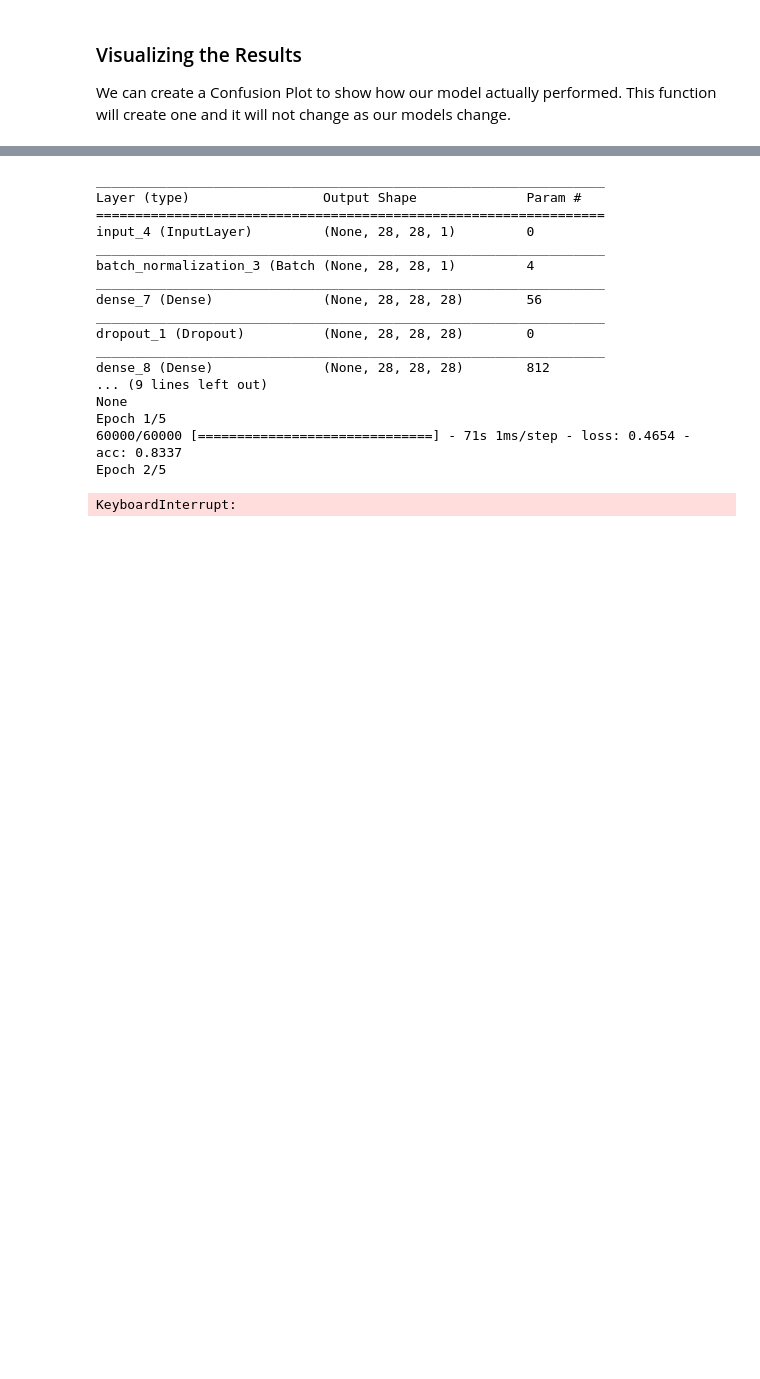
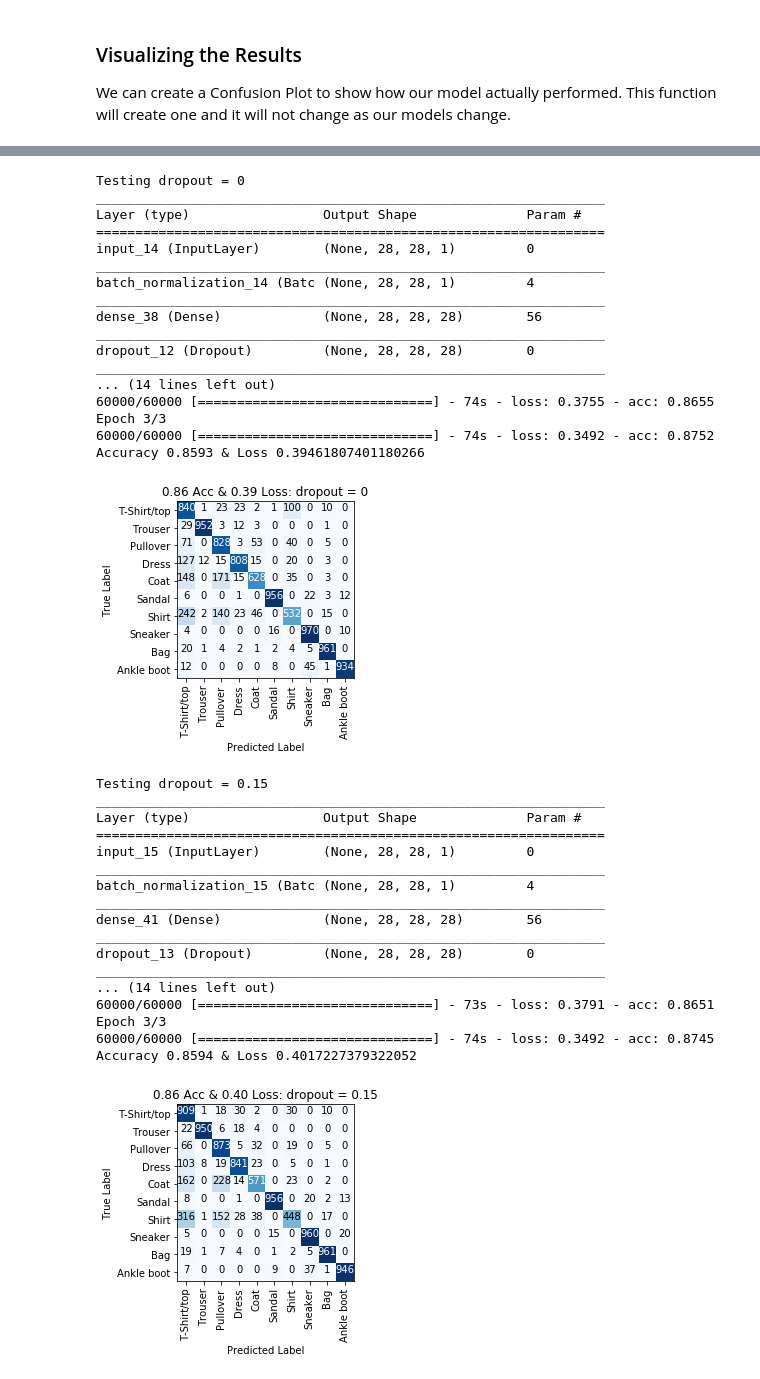
Before and after one commit to mwidjaja1/Neural-Network-Basics, a Jupyter notebook: Keras.ipynb, the cells around one changed output, grey strips where cells are left out. Drawn from its saved outputs; the diff is of its cells as text; code cells hidden in the pictures; blank space fills up the shorter version.

```diff
--- a/Keras.ipynb
+++ b/Keras.ipynb
@@ -333,5 +433,24 @@ conf_matrix(y_test, y_pred, classes_list, title='Confusion Matrix')
 # Creating the world's second simplest Neural Network
 Let's now extend our network to have two layers so that we can test out the Dropout Layer.
+# %%
+def set_params():
+    model_params = {}
+
+    # Parameters for a 1 Layer Model
+    model_params['dense_1'] = 28
+    model_params['activate_1'] = 'relu'
+
+    # Parameters for a 2 Layer Model
+    model_params['dense_2'] = model_params['dense_1'] * 2
+    model_params['dropout'] = 0
+
+    # Parameters to Compile Model
+    model_params['loss'] = 'categorical_crossentropy'
+    model_params['optimizer'] = 'adam'
+
+    # Parameters to Fit Model
+    model_params['epoch'] = 3
+    return model_params
 # %%
 def two_neural(model_params):
     """ Creates a basic Neural Network """
@@ -352,11 +471,11 @@ def two_neural(model_params):
     # The second (optional) argument sets an Activation Function
     model.add(Dense(model_params['dense_1'], activation=model_params['activate_1']))
 
-    # Dropout Layer
+    # Dropout Layer to drop 10% of the Neurons
     model.add(Dropout(0.10))
 
     # Second Dense Layer
-    model.add(Dense(model_params['dense_1'], activation=model_params['activate_1']))
+    model.add(Dense(model_params['dense_2'], activation=model_params['activate_1']))
 
     # Flattens the model to one dimension
     model.add(Flatten())
@@ -373,25 +492,51 @@ def two_neural(model_params):
     return model
 # %%
 model_params = set_params()
-model = two_neural(model_params)
-y_pred, metrics = fit_model(model, model_params, x_train, y_train, x_test, y_test)
-conf_matrix(y_test, y_pred, classes_list, title='Confusion Matrix')
+
+permutation_setting = 'dropout'
+permutation_values = [0, 0.15, 0.30, 0.45, 0.60, 0.75, 0.90]
+
+for value in permutation_values:
+    model_params[permutation_setting] = value
+    print('Testing {} = {}'.format(permutation_setting, value))
+    model = two_neural(model_params)
+    y_pred, metrics = fit_model(model, model_params, x_train, y_train, x_test, y_test)
+    title = '{:4.2f} Acc & {:4.2f} Loss {} = {}'.format(metrics['acc'], metrics['loss'], permutation_setting, value)
+    conf_matrix(y_test, y_pred, classes_list, title=title)
 # %% [output]
+Testing dropout = 0
 _________________________________________________________________
 Layer (type)                 Output Shape              Param #
 =================================================================
-input_4 (InputLayer)         (None, 28, 28, 1)         0
+input_14 (InputLayer)        (None, 28, 28, 1)         0
 _________________________________________________________________
-batch_normalization_3 (Batch (None, 28, 28, 1)         4
+batch_normalization_14 (Batc (None, 28, 28, 1)         4
 _________________________________________________________________
-dense_7 (Dense)              (None, 28, 28, 28)        56
+dense_38 (Dense)             (None, 28, 28, 28)        56
 _________________________________________________________________
-dropout_1 (Dropout)          (None, 28, 28, 28)        0
+dropout_12 (Dropout)         (None, 28, 28, 28)        0
 _________________________________________________________________
-dense_8 (Dense)              (None, 28, 28, 28)        812
-... (9 lines left out)
-None
-Epoch 1/5
-60000/60000 [==============================] - 71s 1ms/step - loss: 0.4654 - acc: 0.8337
-Epoch 2/5
+... (14 lines left out)
+60000/60000 [==============================] - 74s - loss: 0.3755 - acc: 0.8655
+Epoch 3/3
+60000/60000 [==============================] - 74s - loss: 0.3492 - acc: 0.8752
+Accuracy 0.8593 & Loss 0.39461807401180266
+[figure, added]
-KeyboardInterrupt:
+Testing dropout = 0.15
+_________________________________________________________________
+Layer (type)                 Output Shape              Param #
+=================================================================
+input_15 (InputLayer)        (None, 28, 28, 1)         0
+_________________________________________________________________
+batch_normalization_15 (Batc (None, 28, 28, 1)         4
+_________________________________________________________________
+dense_41 (Dense)             (None, 28, 28, 28)        56
+_________________________________________________________________
+dropout_13 (Dropout)         (None, 28, 28, 28)        0
+_________________________________________________________________
+... (14 lines left out)
+60000/60000 [==============================] - 73s - loss: 0.3791 - acc: 0.8651
+Epoch 3/3
+60000/60000 [==============================] - 74s - loss: 0.3492 - acc: 0.8745
+Accuracy 0.8594 & Loss 0.4017227379322052
+[figure, added]
```
Also changed, not shown: parts of 8 cells of this notebook, 2 other files.
